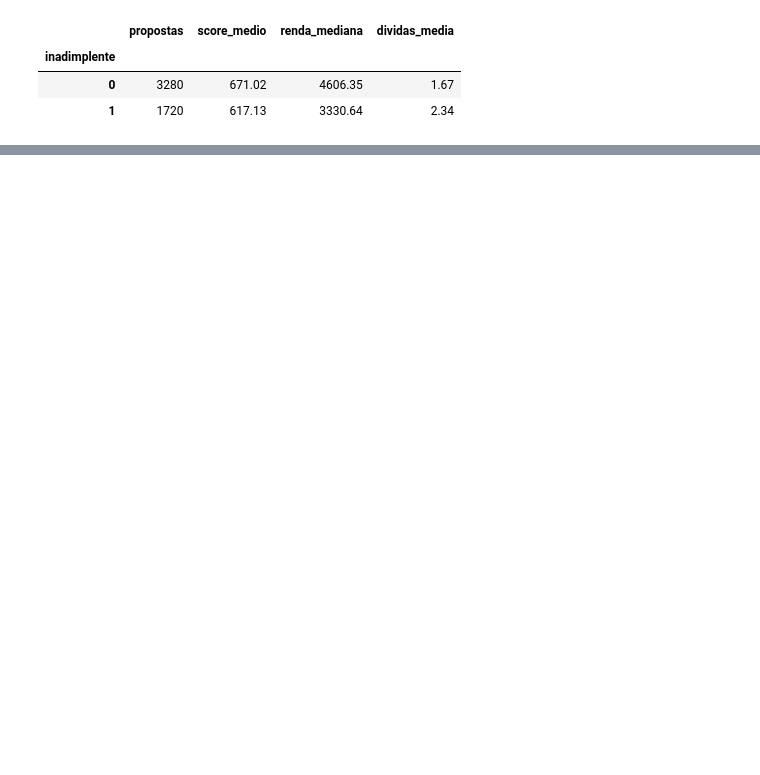
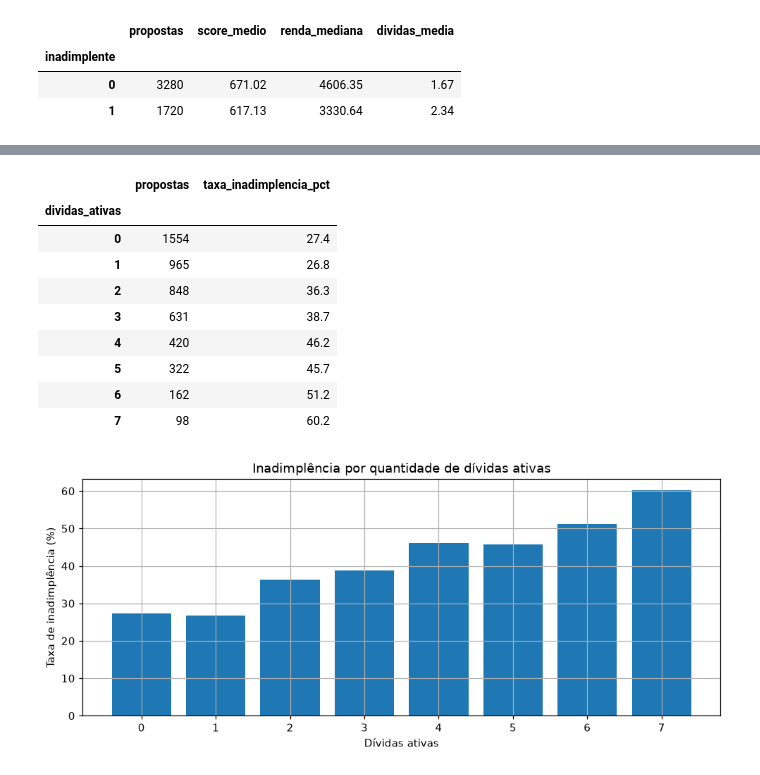
Before and after one commit to gabrielbragads/fast-track-ai-analise-de-credito, a Jupyter notebook: notebook/analise_de_credito.ipynb, the cells around one changed output, grey strips where cells are left out. Saved outputs shown, nothing was run; the diff lists cells and outputs as text; code cells hidden in the pictures; blank space fills up the shorter version.

```diff
--- a/notebook/analise_de_credito.ipynb
+++ b/notebook/analise_de_credito.ipynb
@@ -173,0 +179,25 @@ display(comparacao)
+# %%
+por_dividas = df_bruto.groupby("dividas_ativas").agg(
+    propostas=("inadimplente", "size"),
+    taxa_inadimplencia=("inadimplente", "mean")
+)
+por_dividas["taxa_inadimplencia_pct"] = (por_dividas["taxa_inadimplencia"] * 100).round(1)
+display(por_dividas[["propostas", "taxa_inadimplencia_pct"]])
+
+fig, ax = plt.subplots(figsize=(9, 4))
+ax.bar(por_dividas.index.astype(str), por_dividas["taxa_inadimplencia_pct"])
+ax.set(title="Inadimplência por quantidade de dívidas ativas", xlabel="Dívidas ativas", ylabel="Taxa de inadimplência (%)")
+plt.tight_layout()
+plt.show()
+# %% [output]
+|  | propostas | taxa_inadimplencia_pct |
+| dividas_ativas |  |  |
+| 0 | 1554 | 27.4 |
+| 1 | 965 | 26.8 |
+| 2 | 848 | 36.3 |
+| 3 | 631 | 38.7 |
+| 4 | 420 | 46.2 |
+| 5 | 322 | 45.7 |
+| 6 | 162 | 51.2 |
+| 7 | 98 | 60.2 |
+[figure, added]
```
Also changed, not shown: parts of 12 cells of this notebook.
